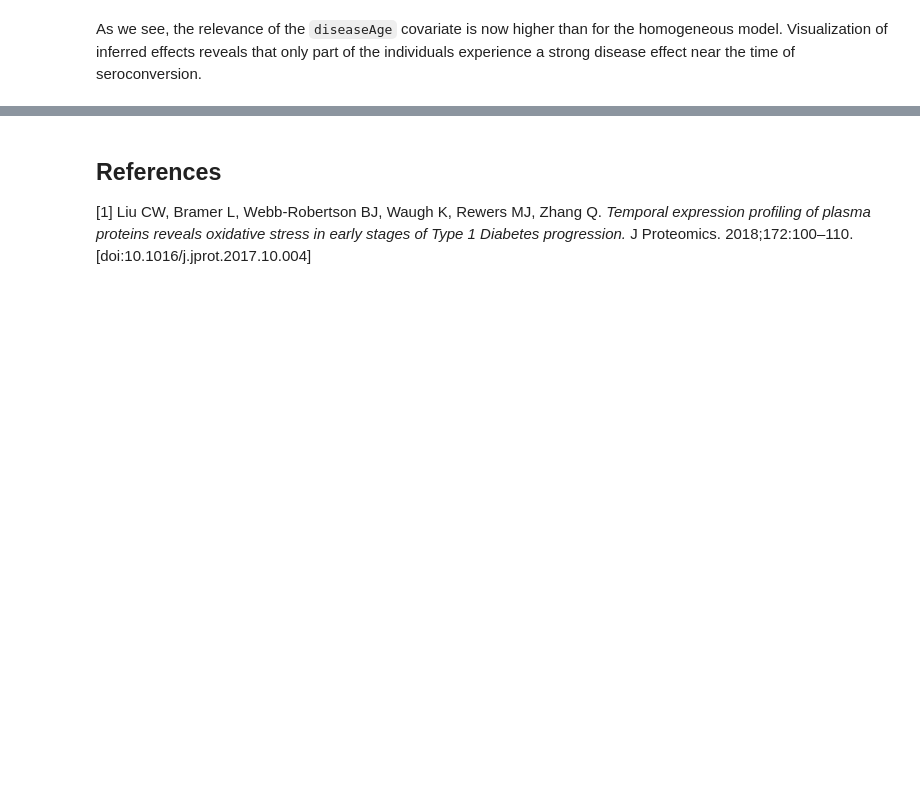
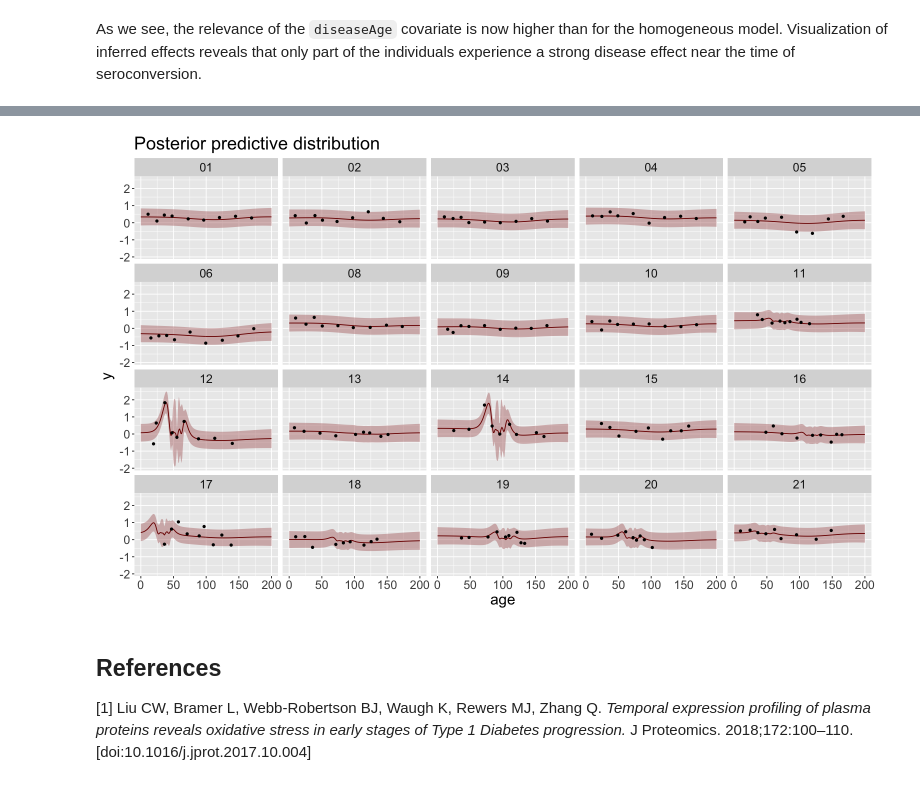
Before and after one commit to jtimonen/lgpr-usage, a Jupyter notebook: notebooks/proteomics.ipynb, the cells around one changed output, grey strips where cells are left out. Cells and saved outputs as stored; diff of their text form; code cells hidden in the pictures; blank space fills up the shorter version.

```diff
--- a/notebooks/proteomics.ipynb
+++ b/notebooks/proteomics.ipynb
@@ -133,3 +198,8 @@ plot_beta(fit2) + theme(text=element_text(size=FONT_SIZE))
+# %%
+plot2b <- plot_posterior_y(fit2, PRED=PRED2) + theme(text=element_text(size=FONT_SIZE))
+plot2b
+# %% [output]
+[figure, added]
 # %% [markdown]
 ## References
 [1] Liu CW, Bramer L, Webb-Robertson BJ, Waugh K, Rewers MJ, Zhang Q. *Temporal expression profiling of plasma proteins reveals oxidative stress in early stages of Type 1 Diabetes progression.* J Proteomics. 2018;172:100–110. [doi:10.1016/j.jprot.2017.10.004]
```
Also changed, not shown: parts of 11 cells of this notebook, 2 other files.
